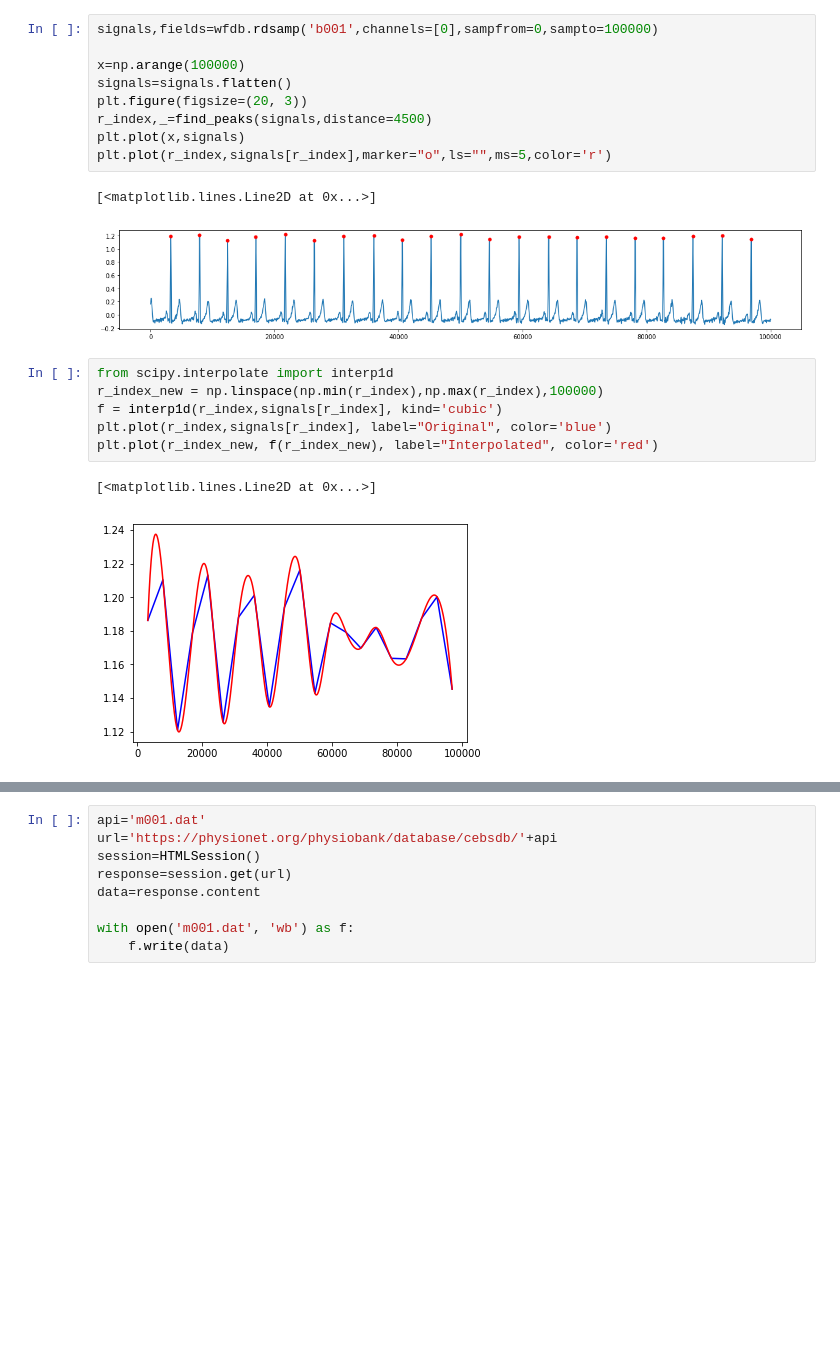
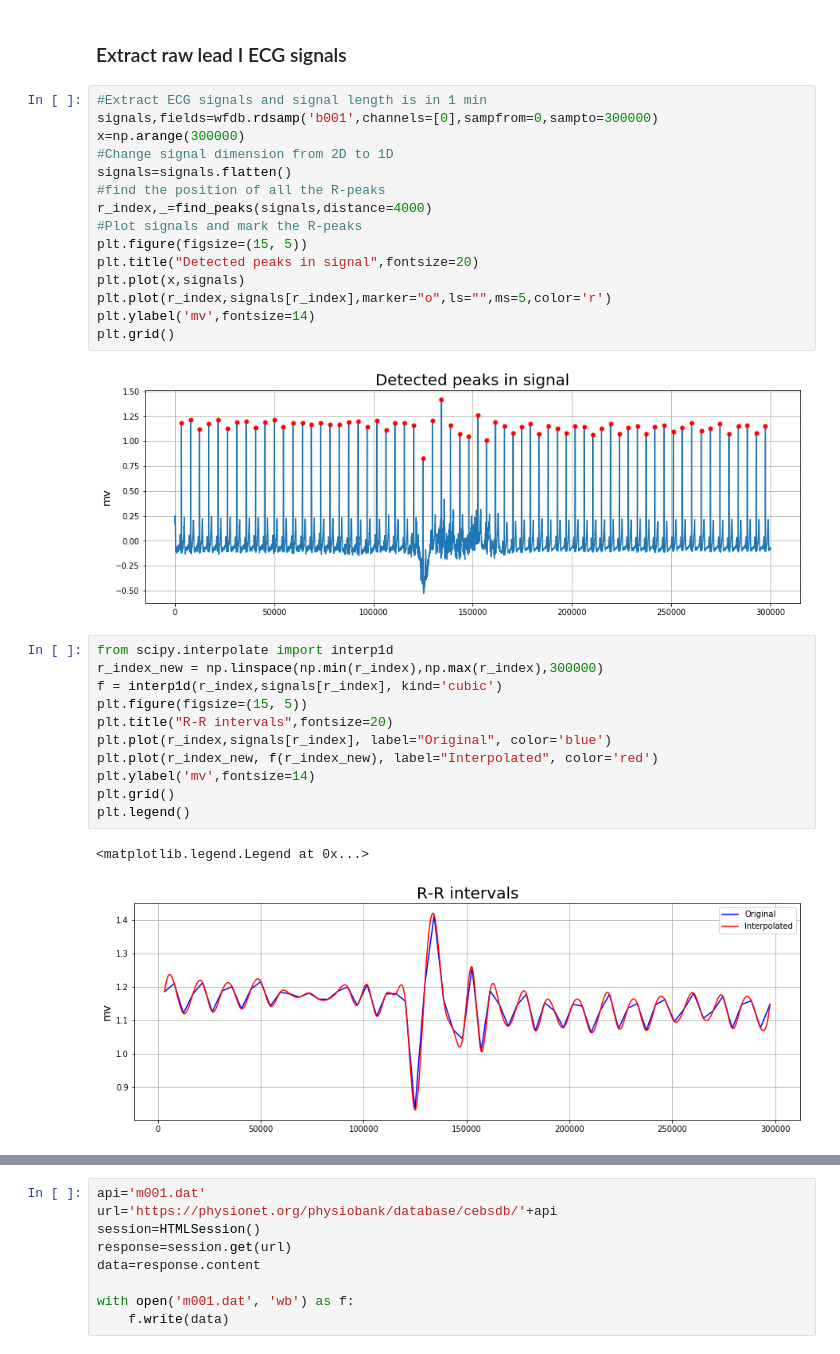
Before and after one commit to ChunChiaYang/ECG-Analysis, a Jupyter notebook: ECG-Analysis.ipynb, the cells around one changed output, grey strips where cells are left out. Drawn from its saved outputs; the diff is of its cells as text; blank space fills up the shorter version.

Commit message:
add figures and annotation

```diff
--- a/ECG-Analysis.ipynb
+++ b/ECG-Analysis.ipynb
@@ -39,25 +54,37 @@ display(record.__dict__)
  'init_value': [0, 0, 0, 0],
  'checksum': [-16060, -17835, 15465, 29704],
  'block_size': [0, 0, 0, 0]}
+# %% [markdown]
+### Extract raw lead I ECG signals
 # %%
-signals,fields=wfdb.rdsamp('b001',channels=[0],sampfrom=0,sampto=100000)
-
-x=np.arange(100000)
+#Extract ECG signals and signal length is in 1 min
+signals,fields=wfdb.rdsamp('b001',channels=[0],sampfrom=0,sampto=300000)
+x=np.arange(300000)
+#Change signal dimension from 2D to 1D
 signals=signals.flatten()
-plt.figure(figsize=(20, 3))
-r_index,_=find_peaks(signals,distance=4500)
+#find the position of all the R-peaks
+r_index,_=find_peaks(signals,distance=4000)
+#Plot signals and mark the R-peaks
+plt.figure(figsize=(15, 5))
+plt.title("Detected peaks in signal",fontsize=20)
 plt.plot(x,signals)
 plt.plot(r_index,signals[r_index],marker="o",ls="",ms=5,color='r')
+plt.ylabel('mv',fontsize=14)
+plt.grid()
 # %% [output]
-[<matplotlib.lines.Line2D at 0x...>]
-[figure, old version]
+[figure, new version]
 # %%
 from scipy.interpolate import interp1d
-r_index_new = np.linspace(np.min(r_index),np.max(r_index),100000)
+r_index_new = np.linspace(np.min(r_index),np.max(r_index),300000)
 f = interp1d(r_index,signals[r_index], kind='cubic')
+plt.figure(figsize=(15, 5))
+plt.title("R-R intervals",fontsize=20)
 plt.plot(r_index,signals[r_index], label="Original", color='blue')
 plt.plot(r_index_new, f(r_index_new), label="Interpolated", color='red')
+plt.ylabel('mv',fontsize=14)
+plt.grid()
+plt.legend()
 # %% [output]
-[<matplotlib.lines.Line2D at 0x...>]
+<matplotlib.legend.Legend at 0x...>
-[figure, old version]
+[figure, new version]
 # %%
```
Also changed, not shown: parts of 19 cells of this notebook.
